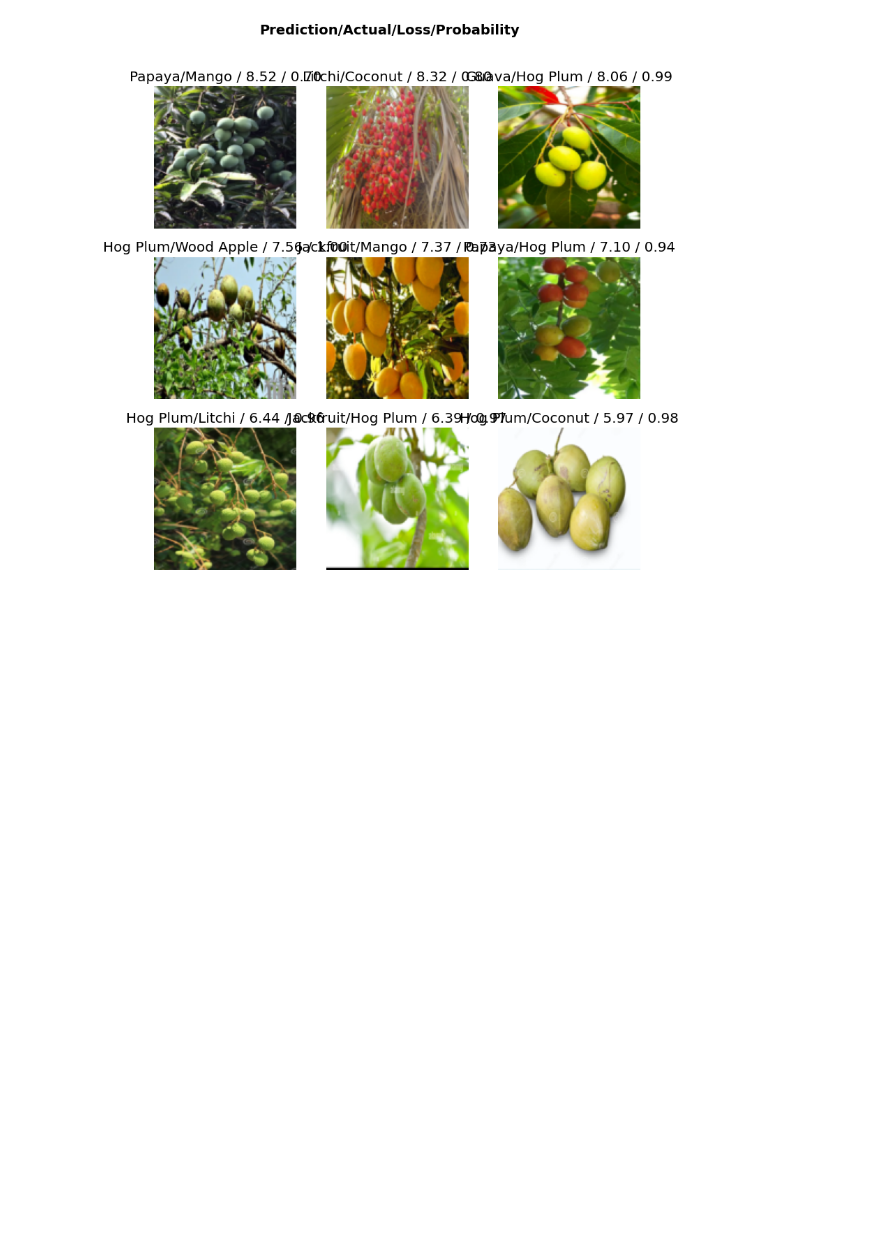
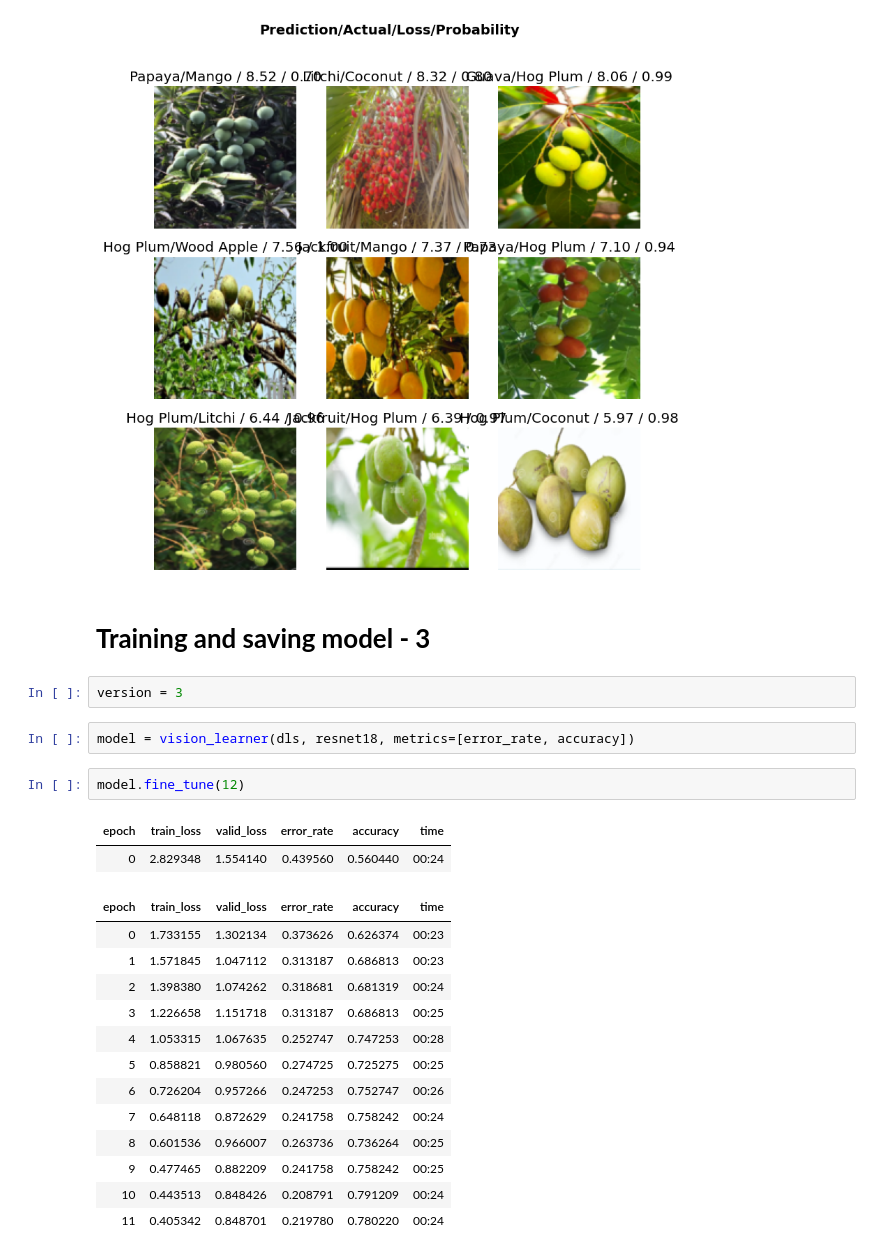
Before and after one commit to SysCall97/fruit-recognizer, a Jupyter notebook: notebooks/2_model_train.ipynb, the cells around one changed output. Cells and saved outputs as stored; diff of their text form; blank space fills up the shorter version.

Commit message:
- added updated notebook for model training - added readme - added few assets

```diff
--- a/notebooks/2_model_train.ipynb
+++ b/notebooks/2_model_train.ipynb
@@ -133,3 +131,27 @@ interp.plot_top_losses(9, nrows=3)
 # %% [output]
 [interactive output not drawn]
 [figure]
+# %% [markdown]
+# **Training and saving model - 3**
+# %%
+version = 3
+# %%
+model = vision_learner(dls, resnet18, metrics=[error_rate, accuracy])
+# %%
+model.fine_tune(12)
+# %% [output]
+| epoch | train_loss | valid_loss | error_rate | accuracy | time |
+| 0 | 2.829348 | 1.554140 | 0.439560 | 0.560440 | 00:24 |
+| epoch | train_loss | valid_loss | error_rate | accuracy | time |
+| 0 | 1.733155 | 1.302134 | 0.373626 | 0.626374 | 00:23 |
+| 1 | 1.571845 | 1.047112 | 0.313187 | 0.686813 | 00:23 |
+| 2 | 1.398380 | 1.074262 | 0.318681 | 0.681319 | 00:24 |
+| 3 | 1.226658 | 1.151718 | 0.313187 | 0.686813 | 00:25 |
+| 4 | 1.053315 | 1.067635 | 0.252747 | 0.747253 | 00:28 |
+| 5 | 0.858821 | 0.980560 | 0.274725 | 0.725275 | 00:25 |
+| 6 | 0.726204 | 0.957266 | 0.247253 | 0.752747 | 00:26 |
+| 7 | 0.648118 | 0.872629 | 0.241758 | 0.758242 | 00:24 |
+| 8 | 0.601536 | 0.966007 | 0.263736 | 0.736264 | 00:25 |
+| 9 | 0.477465 | 0.882209 | 0.241758 | 0.758242 | 00:25 |
+| 10 | 0.443513 | 0.848426 | 0.208791 | 0.791209 | 00:24 |
+| 11 | 0.405342 | 0.848701 | 0.219780 | 0.780220 | 00:24 |
```
Also changed, not shown: parts of 4 cells of this notebook, 3 other files.
